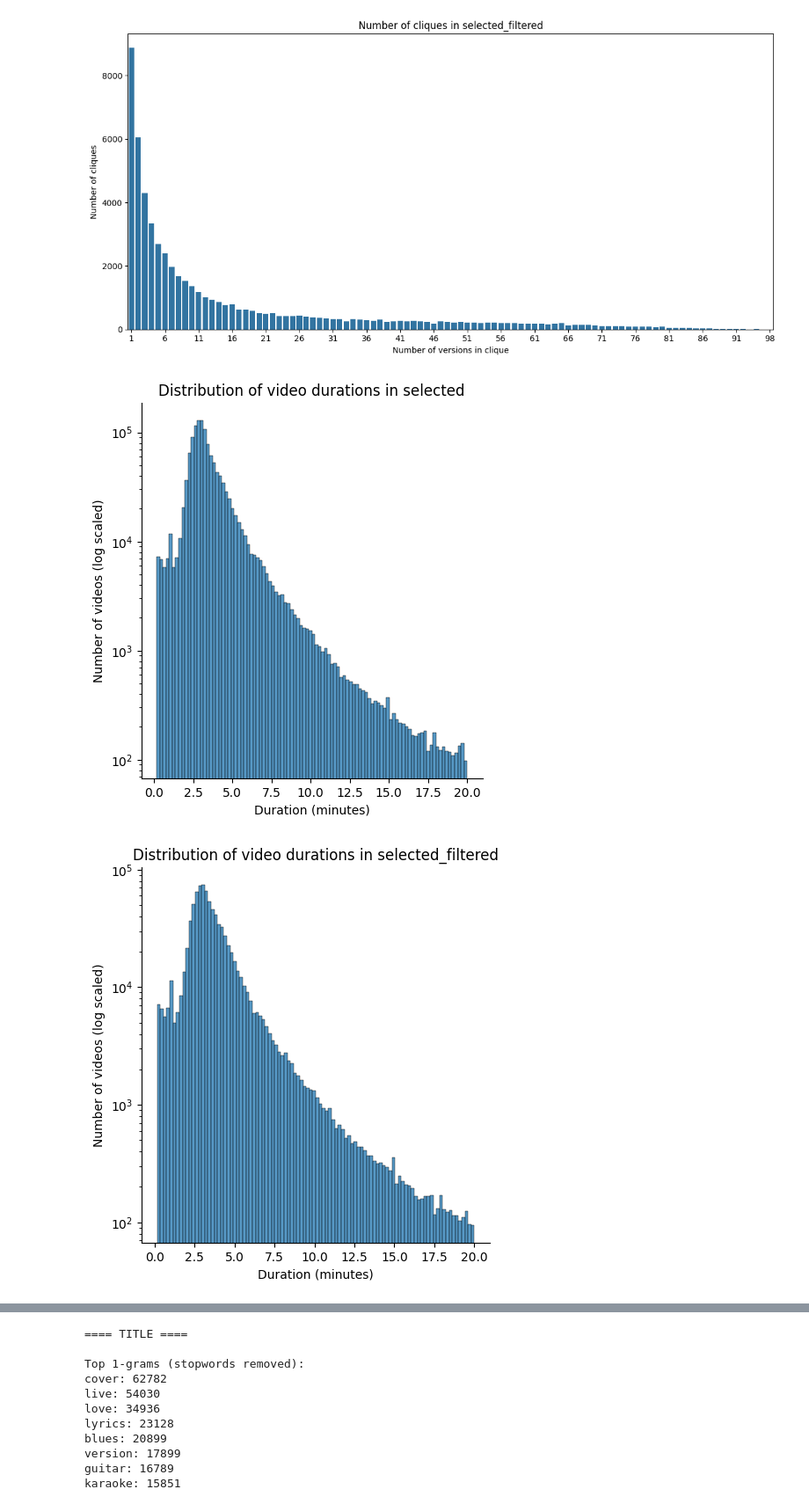
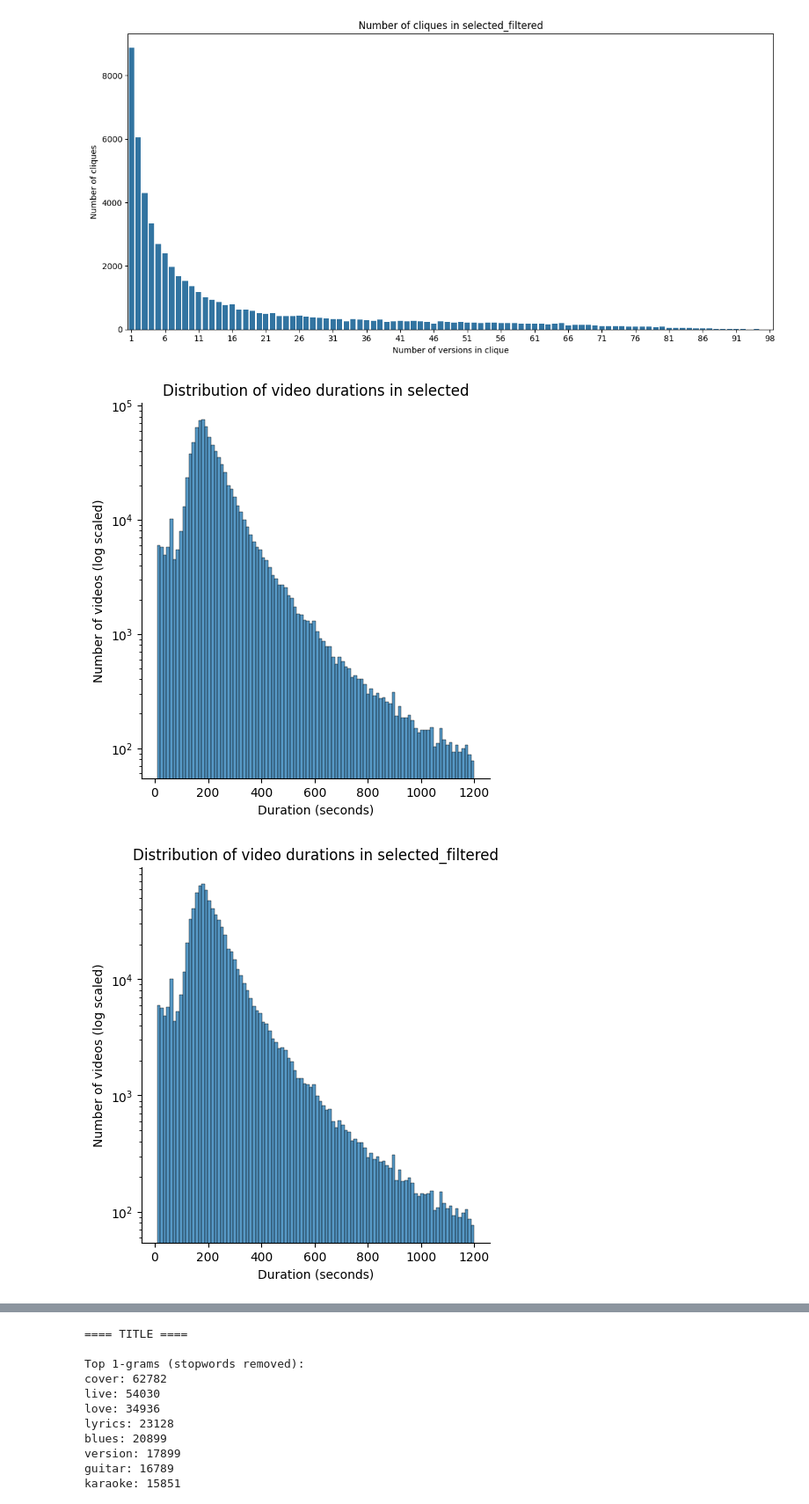
Before and after one commit to progsi/divers_dataset, a Jupyter notebook: content_analysis.ipynb, the cells around one changed output, grey strips where cells are left out. Shown: that part at 88% size. Cells and saved outputs as stored; diff of their text form; code cells hidden in the pictures.

```diff
--- a/content_analysis.ipynb
+++ b/content_analysis.ipynb
@@ -67,37 +81,21 @@ metadata = pd.merge(
     how="left",
 )
 metadata = metadata[new_columns]
-# %%
-def time_to_seconds(time_str):
-    parts = list(map(int, time_str.split(":")))
-    if len(parts) == 3:  # HH:MM:SS
-        h, m, s = parts
-        return h * 3600 + m * 60 + s
-    elif len(parts) == 2:  # MM:SS
-        m, s = parts
-        return m * 60 + s
-    elif len(parts) == 1:  # SS
-        return parts[0]
-    else:
-        raise ValueError(f"Unrecognized time format: {time_str}")
-
-metadata["duration_secs"] = metadata["duration"].apply(time_to_seconds)
-metadata["duration_mins"] = metadata["duration_secs"] / 60
 # %%
 import matplotlib.pyplot as plt
 import seaborn as sns
 
 def plot_duration_distribution(metadata, dataset_name, bins=100):
-    sns.displot(metadata, x="duration_mins", bins=bins)
-    plt.xlabel("Duration (minutes)")
+    sns.displot(metadata, x="duration", bins=bins)
+    plt.xlabel("Duration (seconds)")
     plt.ylabel("Number of videos (log scaled)")
     plt.yscale('log')  # <-- set y-axis to log scale
     plt.title('Distribution of video durations in ' + dataset_name)
     plt.show()
 
 plot_duration_distribution(metadata, dataset_name="selected")
-plot_duration_distribution(metadata.loc[metadata.id.isin(selected_filtered.youtube_id)],
+plot_duration_distribution(metadata.loc[metadata.youtube_id.isin(selected_filtered.youtube_id)],
                            dataset_name="selected_filtered")
 # %% [output]
-[figure, old version]
+[figure, new version]
-[figure, old version]
+[figure, new version]
```
Also changed, not shown: parts of 4 cells of this notebook, 3 other files.
